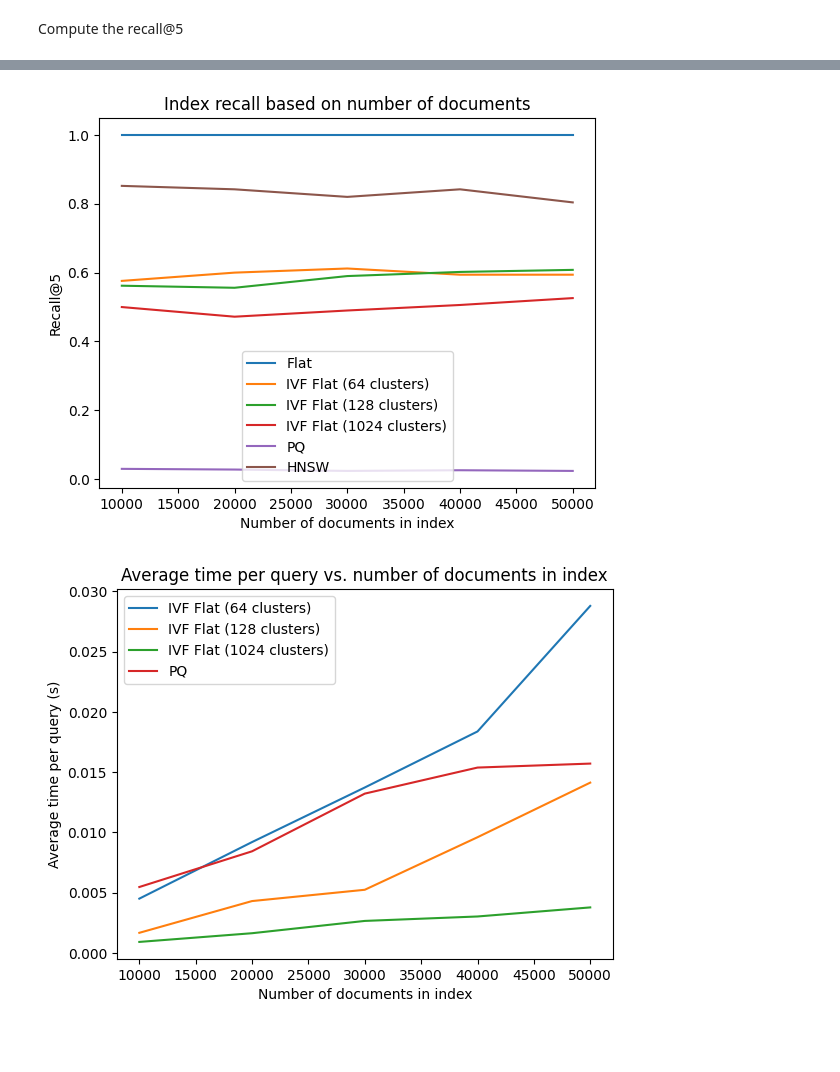
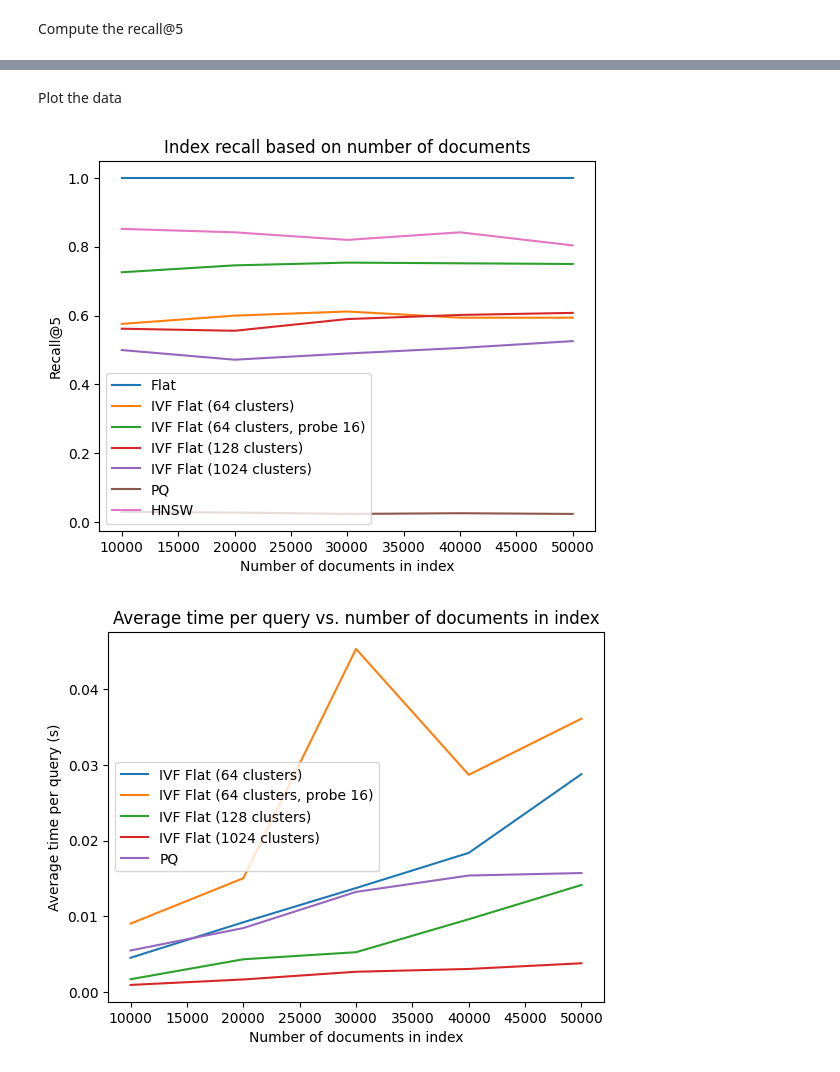
Before and after one commit to hc-sc-ocdo-bdpd/RagLLM, a Jupyter notebook: faiss_experiments.ipynb, the cells around one changed output, grey strips where cells are left out. Cells and saved outputs as stored; diff of their text form; code cells hidden in the pictures; blank space fills up the shorter version.

```diff
--- a/faiss_experiments.ipynb
+++ b/faiss_experiments.ipynb
@@ -215,18 +235,0 @@ IVF_Flat_64_data = compute_recall(ivf_flat, 'IVF Flat64', test_embeddings, grand
-# %%
-ivf_flat = IndexIVFFlat()
-IVF_Flat_64_data = compute_recall(ivf_flat, 'IVF Flat64', test_embeddings, grand_truth, NUM_BATCHES, K)
-
-ivf_flat = IndexIVFFlat()
-IVF_Flat_128_data = compute_recall(ivf_flat, 'IVF Flat128', test_embeddings, grand_truth, NUM_BATCHES, K)
-
-ivf_flat = IndexIVFFlat()
-IVF_Flat_1024_data = compute_recall(ivf_flat, 'IVF Flat1024', test_embeddings, grand_truth, NUM_BATCHES, K)
-
-pq = IndexPQ()
-PQ_data = compute_recall(pq, 'PQ', test_embeddings, grand_truth, NUM_BATCHES, K)
-
-hnsw = IndexHNSW()
-HNSW_data = compute_recall(hnsw, 'HNSW', test_embeddings, grand_truth, NUM_BATCHES, K)
-# %%
-pq = IndexPQ()
-PQ_data = compute_recall(pq, 'PQ', test_embeddings, grand_truth, NUM_BATCHES, K)
@@ -247,0 +238,4 @@ with open("data/HNSW.pkl", 'wb') as file:
+# %%
+run_test('IVF Flat', 1024, 16, NUM_BATCHES, K)
+# %%
+run_test('HNSW', 64, 128, NUM_BATCHES, K)
@@ -248,28 +310,32 @@ with open("data/HNSW.pkl", 'wb') as file:
+# %% [markdown]
+Plot the data
 # %%
 num_documents = np.array(range(1,NUM_BATCHES+1))*10000
 plt.plot(num_documents, np.ones(NUM_BATCHES), label='Flat')
 plt.plot(num_documents, IVF_Flat_64_data[0], label='IVF Flat (64 clusters)')
+plt.plot(num_documents, IVF_Flat_64_2_data[0], label='IVF Flat (64 clusters, probe 16)')
 plt.plot(num_documents, IVF_Flat_128_data[0], label='IVF Flat (128 clusters)')
 plt.plot(num_documents, IVF_Flat_1024_data[0], label='IVF Flat (1024 clusters)')
 plt.plot(num_documents, PQ_data[0], label='PQ')
 plt.plot(num_documents, HNSW_data[0], label='HNSW')
 plt.title("Index recall based on number of documents")
 plt.xlabel("Number of documents in index")
 plt.ylabel("Recall@5")
 plt.legend()
 plt.show()
 
 # plt.plot(num_documents, flat_times, label='Flat')
 plt.plot(num_documents, IVF_Flat_64_data[1], label='IVF Flat (64 clusters)')
+plt.plot(num_documents, IVF_Flat_64_2_data[1], label='IVF Flat (64 clusters, probe 16)')
 plt.plot(num_documents, IVF_Flat_128_data[1], label='IVF Flat (128 clusters)')
 plt.plot(num_documents, IVF_Flat_1024_data[1], label='IVF Flat (1024 clusters)')
 plt.plot(num_documents, PQ_data[1], label='PQ')
 # plt.plot(num_documents, HNSW_data[1], label='HNSW')
 plt.title("Average time per query vs. number of documents in index")
 plt.xlabel("Number of documents in index")
 plt.ylabel("Average time per query (s)")
 plt.legend()
 plt.show()
 # %% [output]
-[figure, old version]
+[figure, new version]
-[figure, old version]
+[figure, new version]
```
Also changed, not shown: parts of 12 cells of this notebook, 1 other file.
